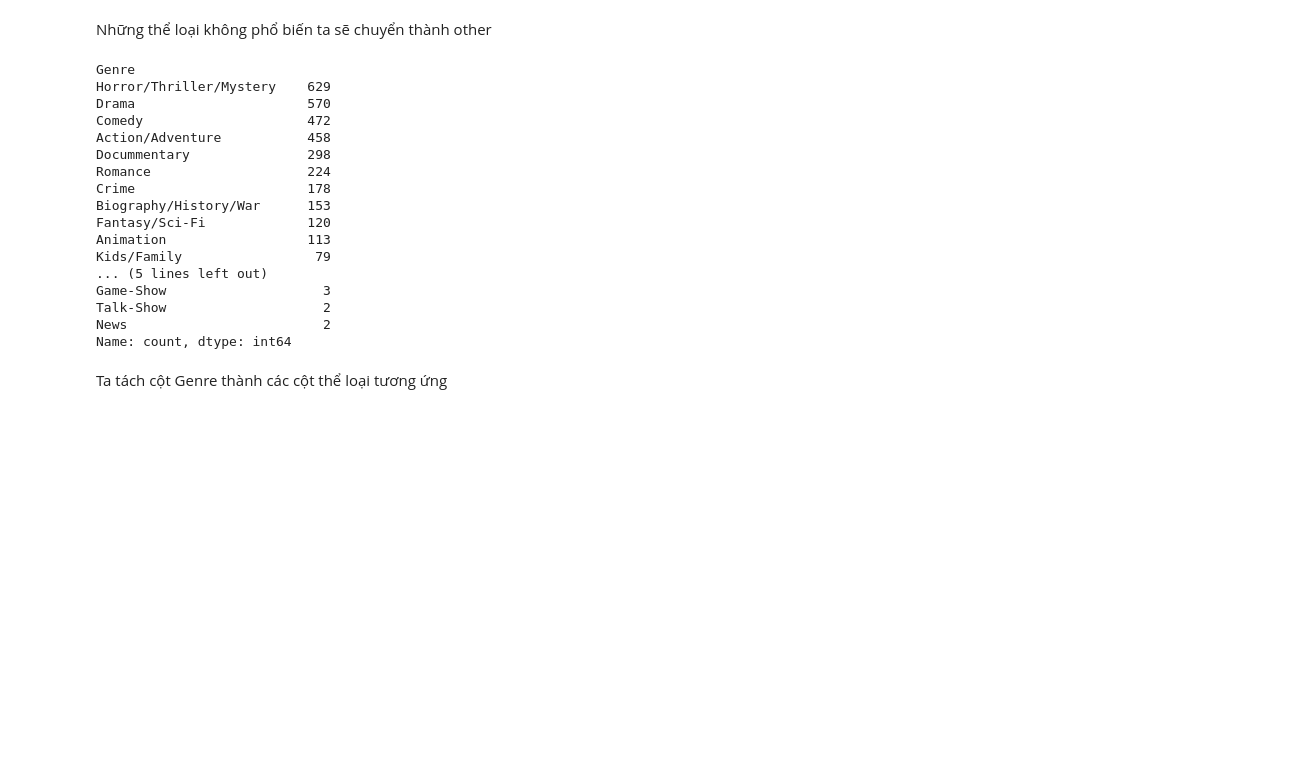
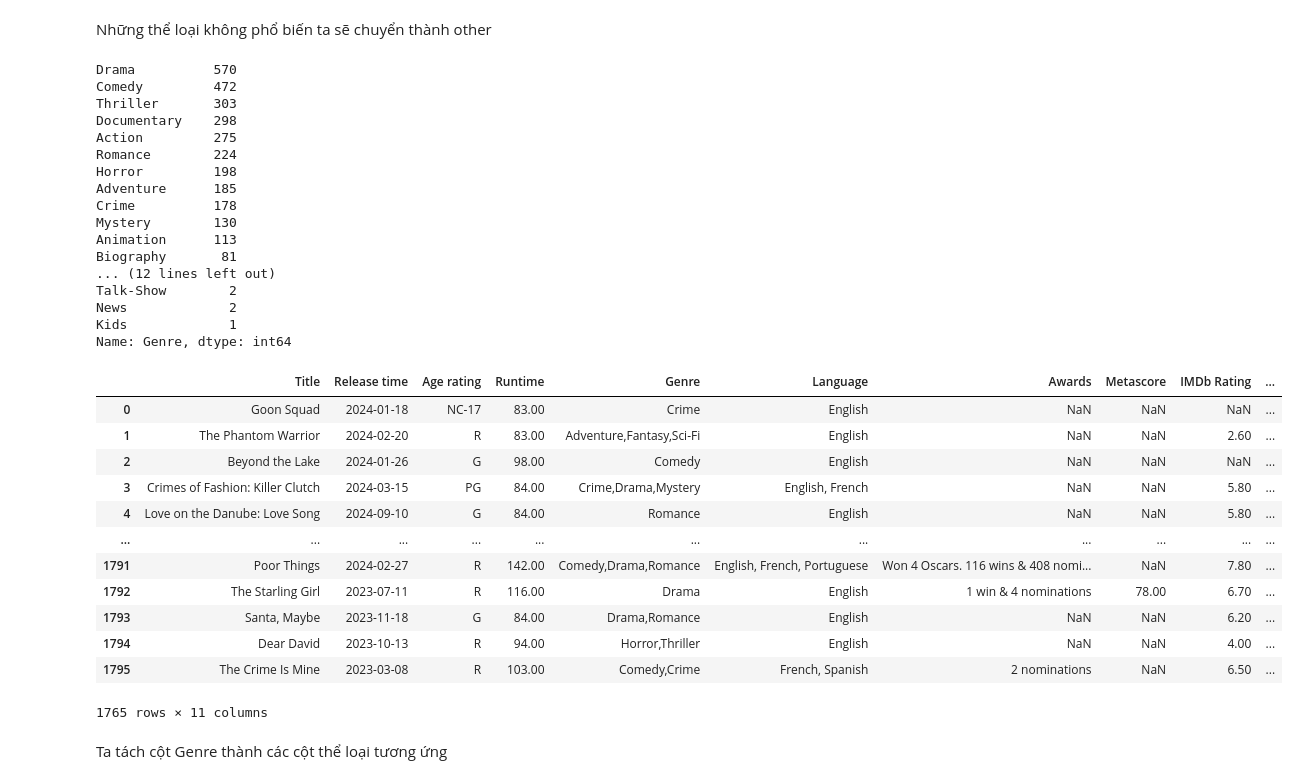
Before and after one commit to alpaca3000/IntroToDS, a Jupyter notebook: Source_codes/DataPreprocessing.ipynb, the cells around one changed output. Drawn from its saved outputs; the diff is of its cells as text; code cells hidden in the pictures; blank space fills up the shorter version.

```diff
--- a/Source_codes/DataPreprocessing.ipynb
+++ b/Source_codes/DataPreprocessing.ipynb
@@ -254,26 +254,57 @@ data['Genre'] = data['Genre'].apply(
 Những thể loại không phổ biến ta sẽ chuyển thành other
 # %%
 # Đếm tần suất sau khi nhóm
-grouped_genre_counts = data['Genre'].str.split(', ').explode().value_counts()
+data['Genre'] = data['Genre'].str.replace('&', ',')
+data['Genre'] = data['Genre'].str.replace(' ', '')
+grouped_genre_counts = data['Genre'].str.split(',').explode().value_counts()
 grouped_genre_counts
 # %% [output]
-Genre
-Horror/Thriller/Mystery    629
-Drama                      570
-Comedy                     472
-Action/Adventure           458
-Docummentary               298
-Romance                    224
-Crime                      178
-Biography/History/War      153
-Fantasy/Sci-Fi             120
-Animation                  113
-Kids/Family                 79
-... (5 lines left out)
-Game-Show                    3
-Talk-Show                    2
-News                         2
-Name: count, dtype: int64
+Drama          570
+Comedy         472
+Thriller       303
+Documentary    298
+Action         275
+Romance        224
+Horror         198
+Adventure      185
+Crime          178
+Mystery        130
+Animation      113
+Biography       81
+... (12 lines left out)
+Talk-Show        2
+News             2
+Kids             1
+Name: Genre, dtype: int64
+# %%
+# Lấy các thể loại có tần suất >= 10 từ grouped_genre_counts
+valid_genres = grouped_genre_counts[grouped_genre_counts >= 10].index
+
+# Hàm để lọc và xóa các thể loại không hợp lệ
+def filter_genres(genres: str):
+    valid_genres_in_row = []
+    for genre in genres.split(','):
+        if genre in valid_genres:
+            valid_genres_in_row.append(genre)
+    return ','.join(valid_genres_in_row)
+
+data['Genre'] = data['Genre'].apply(filter_genres)
+data = data[data['Genre'] != '']
+data
+# %% [output]
+|  | Title | Release time | Age rating | Runtime | Genre | Language | Awards | Metascore | IMDb Rating | ... |
+| 0 | Goon Squad | 2024-01-18 | NC-17 | 83.00 | Crime | English | NaN | NaN | NaN | ... |
+| 1 | The Phantom Warrior | 2024-02-20 | R | 83.00 | Adventure,Fantasy,Sci-Fi | English | NaN | NaN | 2.60 | ... |
+| 2 | Beyond the Lake | 2024-01-26 | G | 98.00 | Comedy | English | NaN | NaN | NaN | ... |
+| 3 | Crimes of Fashion: Killer Clutch | 2024-03-15 | PG | 84.00 | Crime,Drama,Mystery | English, French | NaN | NaN | 5.80 | ... |
+| 4 | Love on the Danube: Love Song | 2024-09-10 | G | 84.00 | Romance | English | NaN | NaN | 5.80 | ... |
+| ... | ... | ... | ... | ... | ... | ... | ... | ... | ... | ... |
+| 1791 | Poor Things | 2024-02-27 | R | 142.00 | Comedy,Drama,Romance | English, French, Portuguese | Won 4 Oscars. 116 wins & 408 nomi... | NaN | 7.80 | ... |
+| 1792 | The Starling Girl | 2023-07-11 | R | 116.00 | Drama | English | 1 win & 4 nominations | 78.00 | 6.70 | ... |
+| 1793 | Santa, Maybe | 2023-11-18 | G | 84.00 | Drama,Romance | English | NaN | NaN | 6.20 | ... |
+| 1794 | Dear David | 2023-10-13 | R | 94.00 | Horror,Thriller | English | NaN | NaN | 4.00 | ... |
+| 1795 | The Crime Is Mine | 2023-03-08 | R | 103.00 | Comedy,Crime | French, Spanish | 2 nominations | NaN | 6.50 | ... |
+1765 rows × 11 columns
 # %%
 # Chỉ giữ lại thể loại phổ biến
 # Tìm các thể loại có tần suất < 50
```
Also changed, not shown: parts of 15 cells of this notebook, 1 other file.
